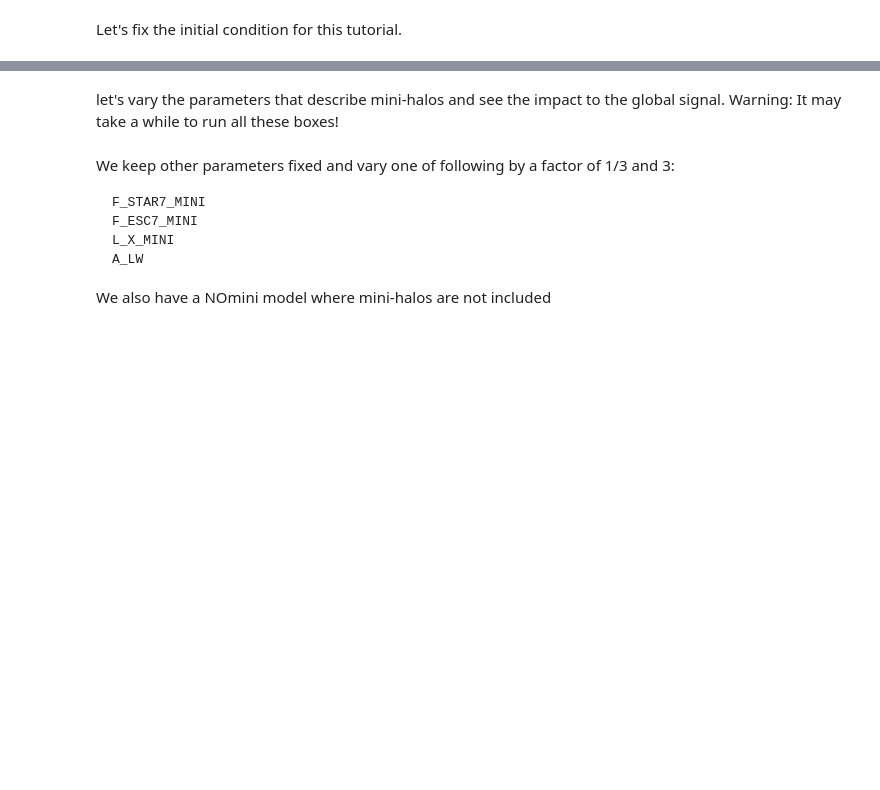
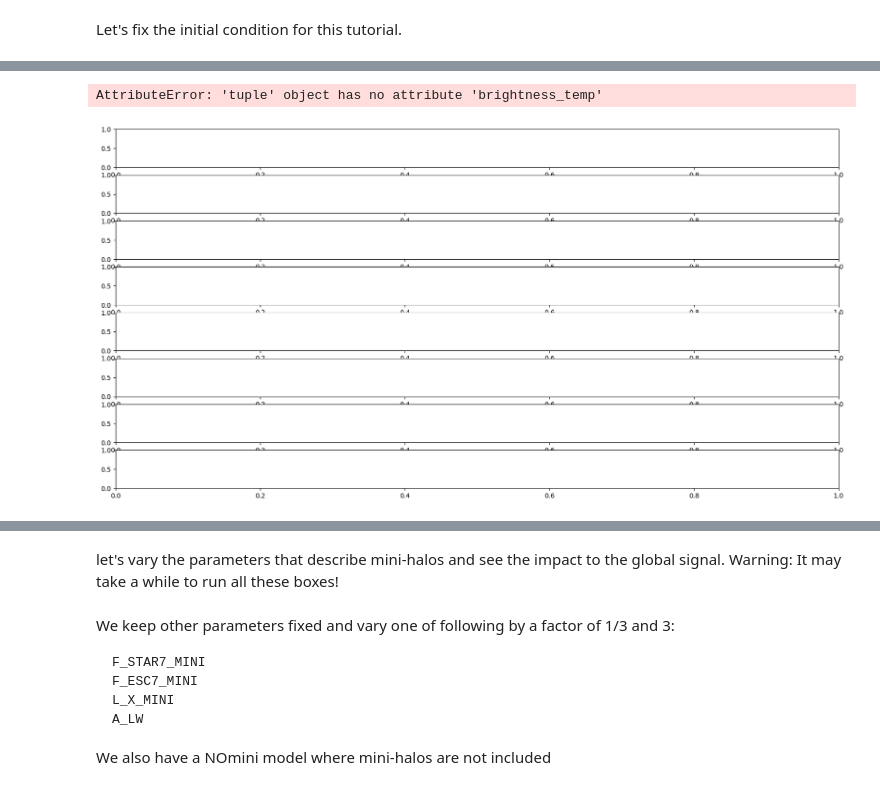
Before and after one commit to 21cmfast/21cmFAST, a Jupyter notebook: docs/tutorials/relative_velocities.ipynb, the cells around one changed output, grey strips where cells are left out. Drawn from its saved outputs; the diff is of its cells as text; code cells hidden in the pictures; blank space fills up the shorter version.

```diff
--- a/docs/tutorials/relative_velocities.ipynb
+++ b/docs/tutorials/relative_velocities.ipynb
@@ -142 +111,19 @@ flag_options_fid_vavg.update({"FIX_VCB_AVG": True})
+# %%
+lcn = p21c.RectilinearLightconer.with_equal_cdist_slices(
+    min_redshift=5.0,
+    max_redshift=35.0,
+    quantities=lightcone_quantities,
+    resolution=inputs.simulation_options.cell_size,
+)
+
+_, _, _, lightcone_fid_vcb = p21c.run_lightcone(
+    lightconer=lcn,
+    initial_conditions=initial_conditions,
+    global_quantities=lightcone_quantities,
+    cache=p21c.OutputCache(output_dir),
+    write=True,
+)
+# %% [output]
+AttributeError: 'tuple' object has no attribute 'brightness_temp'
+[figure, added]
 # %%
```
Also changed, not shown: parts of 21 cells of this notebook, 3 other files.
